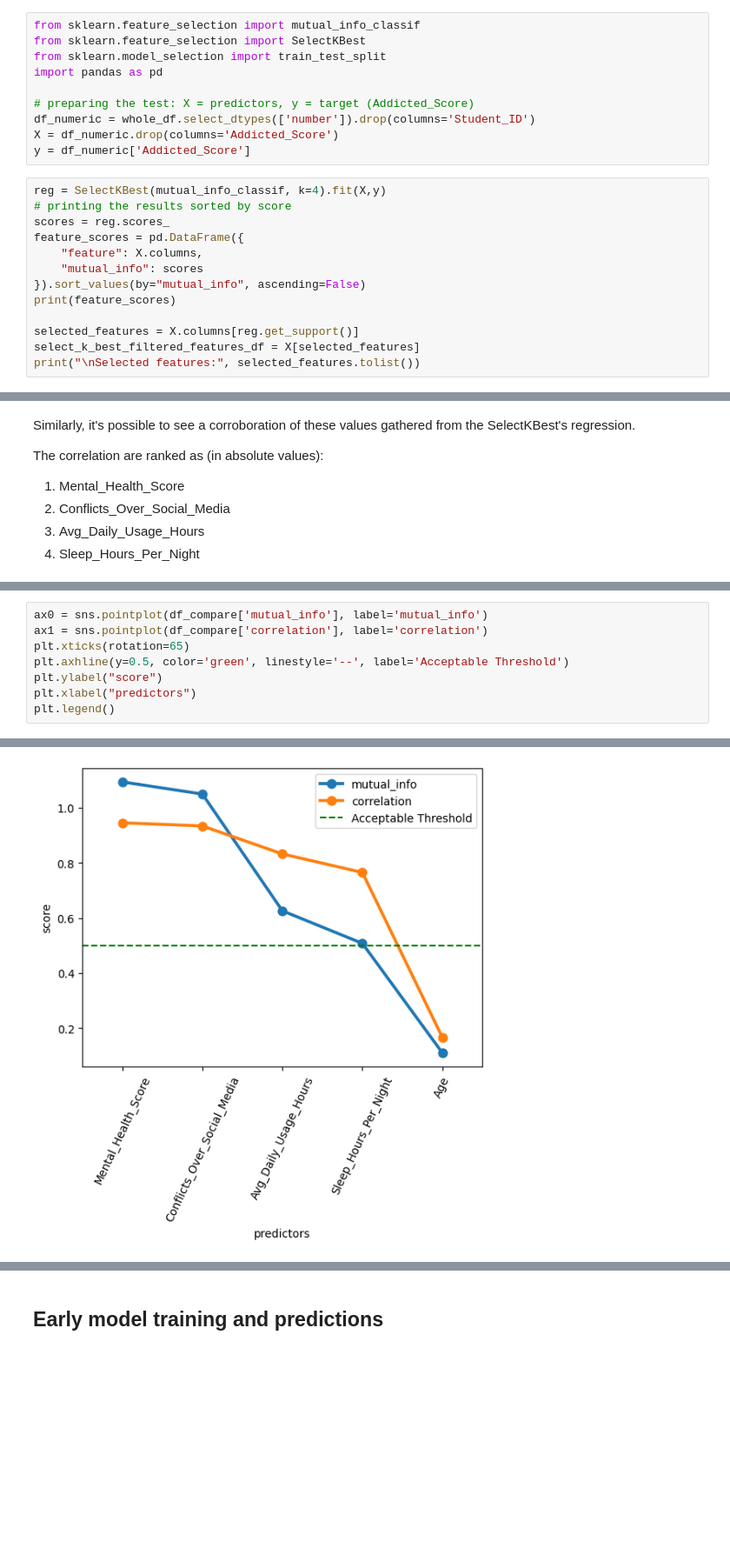
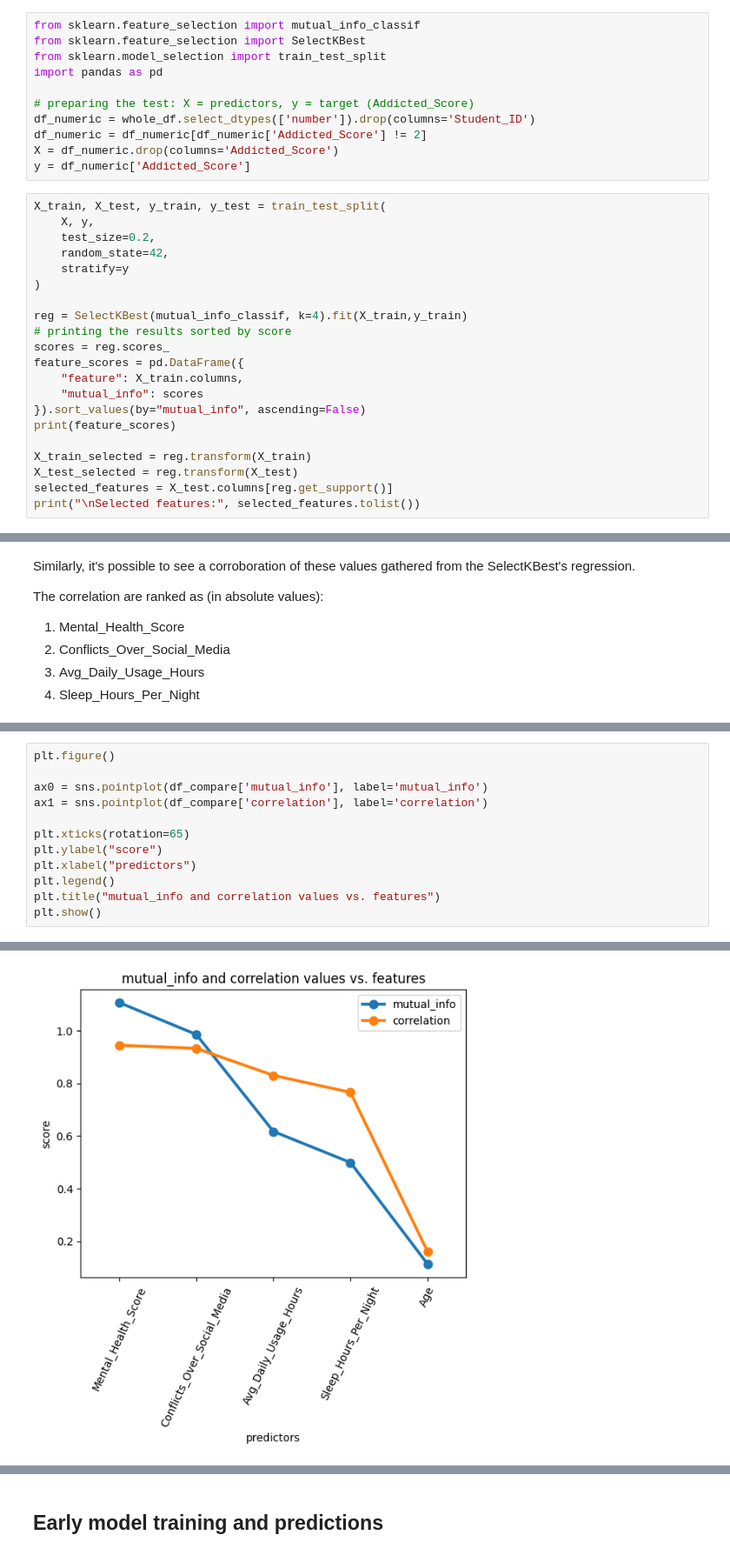
Before and after one commit to Andradev101/pause-student-social-media-addiction-eda, a Jupyter notebook: notebooks/feature-selection.ipynb, the cells around one changed output, grey strips where cells are left out. Shown at 87% size. Cells and saved outputs as stored; diff of their text form; blank space fills up the shorter version.

```diff
--- a/notebooks/feature-selection.ipynb
+++ b/notebooks/feature-selection.ipynb
@@ -146,20 +144,29 @@ import pandas as pd
 
 # preparing the test: X = predictors, y = target (Addicted_Score)
 df_numeric = whole_df.select_dtypes(['number']).drop(columns='Student_ID')
+df_numeric = df_numeric[df_numeric['Addicted_Score'] != 2]
 X = df_numeric.drop(columns='Addicted_Score')
 y = df_numeric['Addicted_Score']
 # %%
-reg = SelectKBest(mutual_info_classif, k=4).fit(X,y)
+X_train, X_test, y_train, y_test = train_test_split(
+    X, y,
+    test_size=0.2,
+    random_state=42,
+    stratify=y
+)
+
+reg = SelectKBest(mutual_info_classif, k=4).fit(X_train,y_train)
 # printing the results sorted by score
 scores = reg.scores_
 feature_scores = pd.DataFrame({
-    "feature": X.columns,
+    "feature": X_train.columns,
     "mutual_info": scores
 }).sort_values(by="mutual_info", ascending=False)
 print(feature_scores)
 
-selected_features = X.columns[reg.get_support()]
-select_k_best_filtered_features_df = X[selected_features]
+X_train_selected = reg.transform(X_train)
+X_test_selected = reg.transform(X_test)
+selected_features = X_test.columns[reg.get_support()]
 print("\nSelected features:", selected_features.tolist())
 # %% [output]
                        feature  mutual_info
@@ -228,9 +238,13 @@ Spearman: 0.9999999999999999
 # %%
+plt.figure()
+
 ax0 = sns.pointplot(df_compare['mutual_info'], label='mutual_info')
 ax1 = sns.pointplot(df_compare['correlation'], label='correlation')
+
 plt.xticks(rotation=65)
-plt.axhline(y=0.5, color='green', linestyle='--', label='Acceptable Threshold')
 plt.ylabel("score")
 plt.xlabel("predictors")
 plt.legend()
+plt.title("mutual_info and correlation values vs. features")
+plt.show()
 # %% [output]
@@ -238,2 +251,2 @@ plt.legend()
-[figure, old version]
+[figure, new version]
 # %% [markdown]
```
Also changed, not shown: parts of 23 cells of this notebook.
